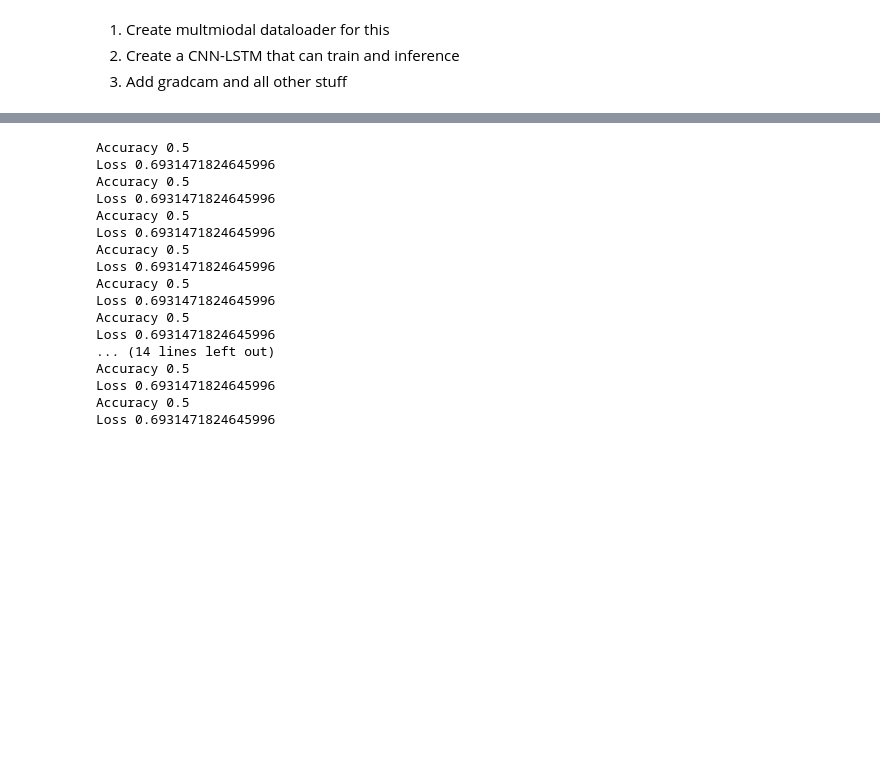
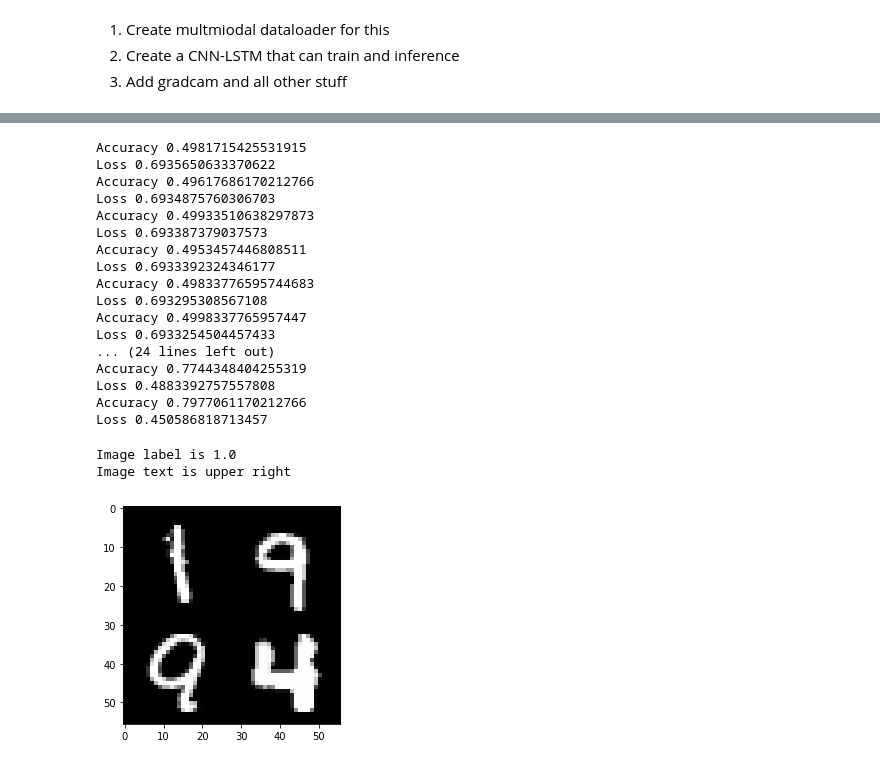
Before and after one commit to MichaelYxWang/CrossExplain, a Jupyter notebook: notebooks/multimodal_gradcam_mnist.ipynb, the cells around one changed output, grey strips where cells are left out. Drawn from its saved outputs; the diff is of its cells as text; code cells hidden in the pictures; blank space fills up the shorter version.

```diff
--- a/notebooks/multimodal_gradcam_mnist.ipynb
+++ b/notebooks/multimodal_gradcam_mnist.ipynb
@@ -65,2 +65,2 @@ BATCH_SIZE = 4
 # %%
-dataset = pickle.load(open(DATASET_DIR + 'collaged_MNIST.p','rb'))
+dataset = pickle.load(open(DATASET_DIR + 'collaged_MNIST_maxpostext.p','rb'))
@@ -90,13 +80,15 @@ class MultimodalMnistDataset(Dataset):
     return self.images[idx], self.texts[idx], self.labels[idx]
 # %%
 # texts = [" ".join(list(map(str, x.tolist()))) for x in dataset["text"]]
-# tokenizer = Tokenizer()
-# tokenizer.fit_on_texts(texts)
+texts = [x for x in dataset["text"]]
+tokenizer = Tokenizer()
+tokenizer.fit_on_texts(texts)
 
-# tokenized_texts = tokenizer.texts_to_sequences(texts)
-# tokenized_texts = pad_sequences(tokenized_texts, maxlen=4)
+tokenized_texts = tokenizer.texts_to_sequences(texts)
+tokenized_texts = pad_sequences(tokenized_texts, maxlen=4)
 mnist_dataset = MultimodalMnistDataset(dataset["image"],
-                                       dataset["text"],
+                                      #  dataset["text"],
+                                       tokenized_texts,
                                        dataset["label"])
 mnist_dataloader = DataLoader(mnist_dataset, batch_size=BATCH_SIZE)
 # %%
@@ -191,7 +183,7 @@ for i in range(EPOCHS):
     lstm_inp, cnn_inp, label = lstm.to(DEVICE), cnn.to(DEVICE), label.to(DEVICE)
     model.zero_grad()
     output = model(cnn_inp, lstm_inp)
-    loss = criterion(torch.round(torch.sigmoid(output.squeeze())), label.float())
+    loss = criterion(output.squeeze(), label.float())
     loss.backward()
     optimizer.step()
     with torch.no_grad():
@@ -202,20 +194,38 @@ for i in range(EPOCHS):
   print("Accuracy", total_acc_train / len(mnist_dataloader))
   print("Loss", total_loss_train / len(mnist_dataloader))
 # %% [output]
-Accuracy 0.5
-Loss 0.6931471824645996
-Accuracy 0.5
-Loss 0.6931471824645996
-Accuracy 0.5
-Loss 0.6931471824645996
-Accuracy 0.5
-Loss 0.6931471824645996
-Accuracy 0.5
-Loss 0.6931471824645996
-Accuracy 0.5
-Loss 0.6931471824645996
-... (14 lines left out)
-Accuracy 0.5
-Loss 0.6931471824645996
-Accuracy 0.5
-Loss 0.6931471824645996
+Accuracy 0.4981715425531915
+Loss 0.6935650633370622
+Accuracy 0.49617686170212766
+Loss 0.6934875760306703
+Accuracy 0.49933510638297873
+Loss 0.693387379037573
+Accuracy 0.4953457446808511
+Loss 0.6933392324346177
+Accuracy 0.49833776595744683
+Loss 0.693295308567108
+Accuracy 0.4998337765957447
+Loss 0.6933254504457433
+... (24 lines left out)
+Accuracy 0.7744348404255319
+Loss 0.4883392757557808
+Accuracy 0.7977061170212766
+Loss 0.450586818713457
+# %%
+index = 3
+image_bytes = dataset["image"][index]
+
+plt.imshow(image_bytes, cmap=plt.cm.gray)
+print("Image label is", dataset["label"][index])
+print("Image text is", dataset["text"][index])
+
+
+cnn_inp = torch.from_numpy(np.expand_dims(np.expand_dims(image_bytes.astype(np.float32) / 255, 0), 0))
+cnn_inp = cnn_inp.to(DEVICE)
+lstm_inp = torch.from_numpy(np.expand_dims(tokenized_texts[index], 0))
+lstm_inp = lstm_inp.to(DEVICE)
+output = model(cnn_inp, lstm_inp)
+# %% [output]
+Image label is 1.0
+Image text is upper right
+[figure, added]
```
Also changed, not shown: parts of 4 cells of this notebook, 2 other files.
